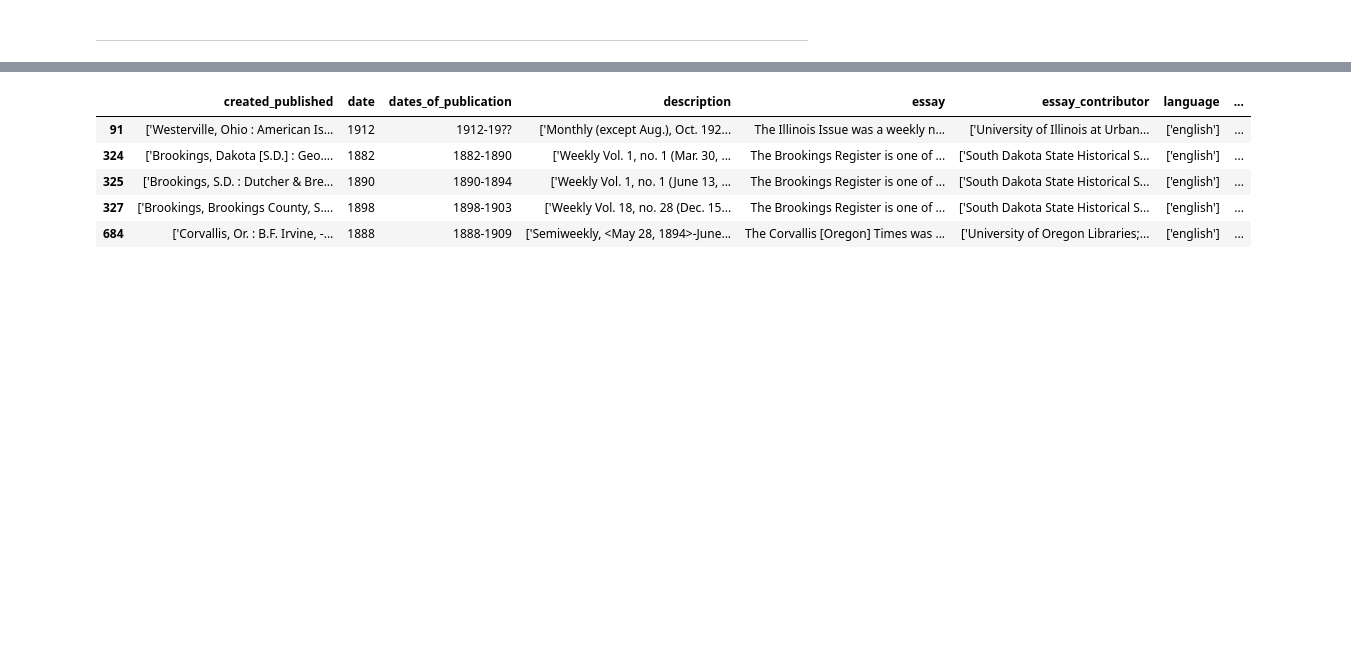
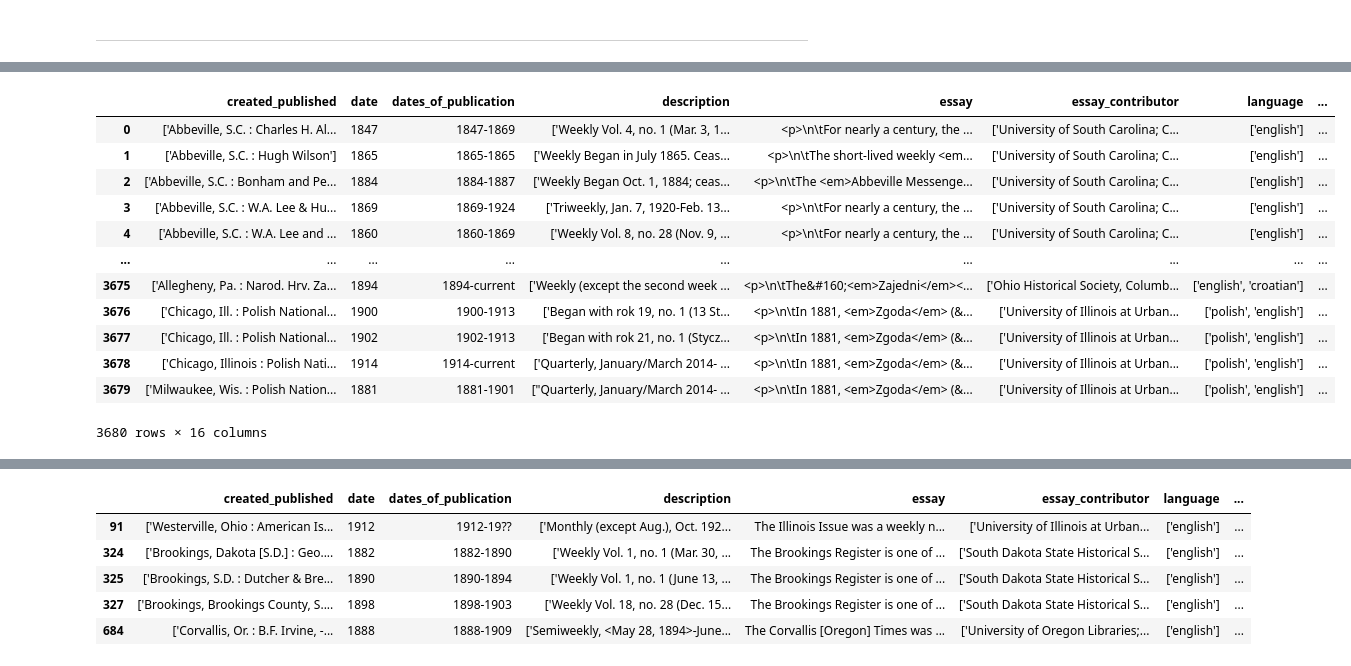
Before and after one commit to danieljohnevans/chronamdatasets, a Jupyter notebook: analysis.ipynb, the cells around one changed output, grey strips where cells are left out. Saved outputs shown, nothing was run; the diff lists cells and outputs as text; code cells hidden in the pictures; blank space fills up the shorter version.

```diff
--- a/analysis.ipynb
+++ b/analysis.ipynb
@@ -246,2 +240,20 @@ ppl_df.tail(50)
+# %%
+df_cd = pd.concat([df, ppl_df], axis=1)
+# %%
+df_cd
+# %% [output]
+|  | created_published | date | dates_of_publication | description | essay | essay_contributor | language | ... |
+| 0 | ['Abbeville, S.C. : Charles H. Al... | 1847 | 1847-1869 | ['Weekly Vol. 4, no. 1 (Mar. 3, 1... | <p>\n\tFor nearly a century, the ... | ['University of South Carolina; C... | ['english'] | ... |
+| 1 | ['Abbeville, S.C. : Hugh Wilson'] | 1865 | 1865-1865 | ['Weekly Began in July 1865. Ceas... | <p>\n\tThe short-lived weekly <em... | ['University of South Carolina; C... | ['english'] | ... |
+| 2 | ['Abbeville, S.C. : Bonham and Pe... | 1884 | 1884-1887 | ['Weekly Began Oct. 1, 1884; ceas... | <p>\n\tThe <em>Abbeville Messenge... | ['University of South Carolina; C... | ['english'] | ... |
+| 3 | ['Abbeville, S.C. : W.A. Lee & Hu... | 1869 | 1869-1924 | ['Triweekly, Jan. 7, 1920-Feb. 13... | <p>\n\tFor nearly a century, the ... | ['University of South Carolina; C... | ['english'] | ... |
+| 4 | ['Abbeville, S.C. : W.A. Lee and ... | 1860 | 1860-1869 | ['Weekly Vol. 8, no. 28 (Nov. 9, ... | <p>\n\tFor nearly a century, the ... | ['University of South Carolina; C... | ['english'] | ... |
+| ... | ... | ... | ... | ... | ... | ... | ... | ... |
+| 3675 | ['Allegheny, Pa. : Narod. Hrv. Za... | 1894 | 1894-current | ['Weekly (except the second week ... | <p>\n\tThe&#160;<em>Zajedni</em><... | ['Ohio Historical Society, Columb... | ['english', 'croatian'] | ... |
+| 3676 | ['Chicago, Ill. : Polish National... | 1900 | 1900-1913 | ['Began with rok 19, no. 1 (13 St... | <p>\n\tIn 1881, <em>Zgoda</em> (&... | ['University of Illinois at Urban... | ['polish', 'english'] | ... |
+| 3677 | ['Chicago, Ill. : Polish National... | 1902 | 1902-1913 | ['Began with rok 21, no. 1 (Stycz... | <p>\n\tIn 1881, <em>Zgoda</em> (&... | ['University of Illinois at Urban... | ['polish', 'english'] | ... |
+| 3678 | ['Chicago, Illinois : Polish Nati... | 1914 | 1914-current | ['Quarterly, January/March 2014- ... | <p>\n\tIn 1881, <em>Zgoda</em> (&... | ['University of Illinois at Urban... | ['polish', 'english'] | ... |
+| 3679 | ['Milwaukee, Wis. : Polish Nation... | 1881 | 1881-1901 | ["Quarterly, January/March 2014- ... | <p>\n\tIn 1881, <em>Zgoda</em> (&... | ['University of Illinois at Urban... | ['polish', 'english'] | ... |
+3680 rows × 16 columns
 # %%
 df_cd = pd.merge(df, ppl_df, how='inner', left_on = 'raw_lccn', right_index=True)
```
Also changed, not shown: parts of 19 cells of this notebook, 1 other file.
